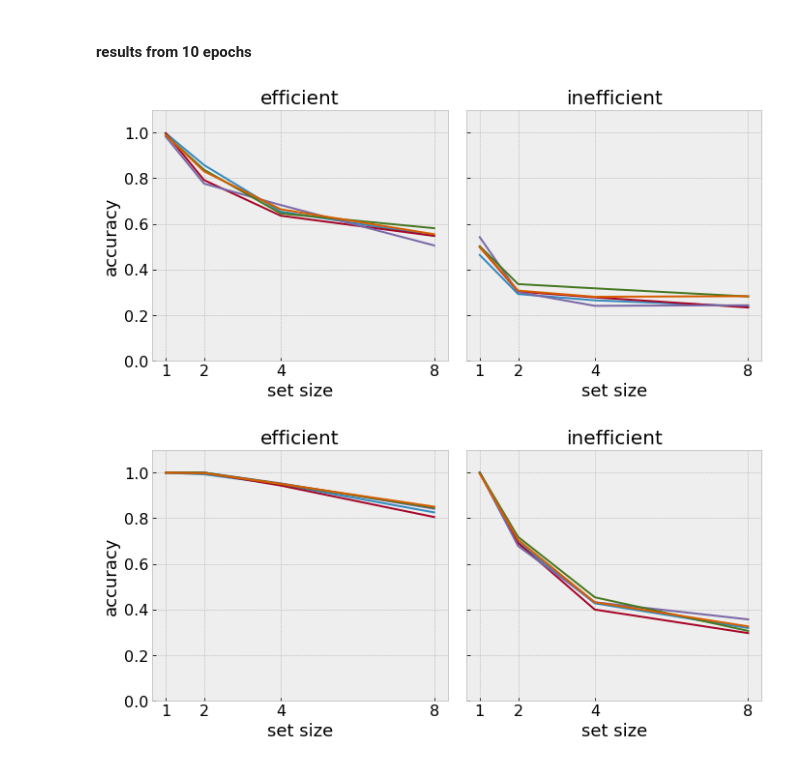
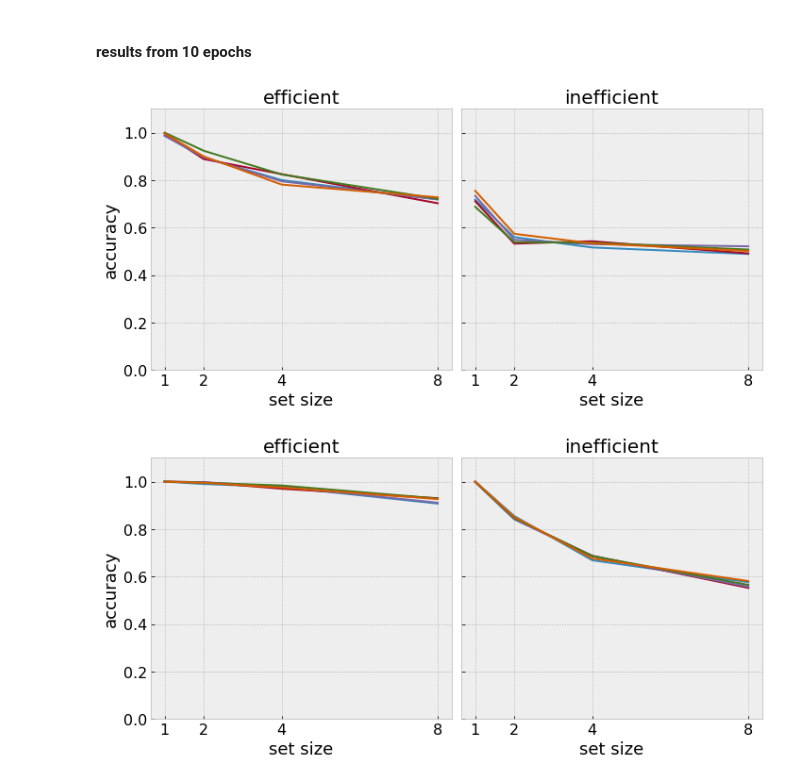
Before and after one commit to NickleDave/visual-search-nets, a Jupyter notebook: docs/notebooks/results.ipynb, the cells around one changed output. Cells and saved outputs as stored; diff of their text form; code cells hidden in the pictures.

Commit message:
update notebooks/results.ipynb

```diff
--- a/docs/notebooks/results.ipynb
+++ b/docs/notebooks/results.ipynb
@@ -38,32 +49,33 @@ from searchnets.plots.figures import plot_results
 # %%
 SET_SIZES = [1,2,4,8]
 
-TEST_RESULTS_DIR = '../../data/test_results/'
+TEST_RESULTS_DIR = '../../results/'
 
 eff_10_path = os.path.join(TEST_RESULTS_DIR,
-                       'config_efficient_10_epochs_082918_models/test_alexnet_output.npz')
-eff_10 = np.load(eff_path)
+                       'config_efficient_10_epochs_models/test_alexnet_output.gz')
+eff_10 = joblib.load(eff_10_path)
 
 ineff_10_path = os.path.join(TEST_RESULTS_DIR,
-                         'config_inefficient_10_epochs_082918_models/test_alexnet_output.npz')
-ineff_10 = np.load(ineff_path)
+                         'config_inefficient_10_epochs_models/test_alexnet_output.gz')
+ineff_10 = joblib.load(ineff_10_path)
 
 eff_accs_10_epochs = np.squeeze(eff_10['acc_per_set_size_per_model'])
 ineff_accs_10_epochs = np.squeeze(ineff_10['acc_per_set_size_per_model'])
 
 plot_results(eff_accs_10_epochs,
             ineff_accs_10_epochs,
-            epochs=10)
+            epochs=10,
+            set_sizes=SET_SIZES)
 # %% [output]
-[figure, old version]
+[figure, new version]
 # %%
 eff_400_path = os.path.join(TEST_RESULTS_DIR,
-                            'config_efficient_400_epochs_082918_models/test_alexnet_output.npz')
-eff_400 = np.load(eff_400_path)
+                            'config_efficient_400_epochs_models/test_alexnet_output.gz')
+eff_400 = joblib.load(eff_400_path)
 
 ineff_400_path = os.path.join(TEST_RESULTS_DIR,
-                             'config_inefficient_400_epochs_082918_models/test_alexnet_output.npz')
-ineff_400 = np.load(ineff_400_path)
+                             'config_inefficient_400_epochs_models/test_alexnet_output.gz')
+ineff_400 = joblib.load(ineff_400_path)
 
 eff_accs_400_epochs = np.squeeze(eff_400['acc_per_set_size_per_model'])
 ineff_accs_400_epochs = np.squeeze(ineff_400['acc_per_set_size_per_model'])
@@ -72,4 +84,4 @@ plot_results(eff_accs_400_epochs,
             ineff_accs_400_epochs,
             epochs=400)
 # %% [output]
-[figure, old version]
+[figure, new version]
```
Also changed, not shown: parts of 6 cells of this notebook.
